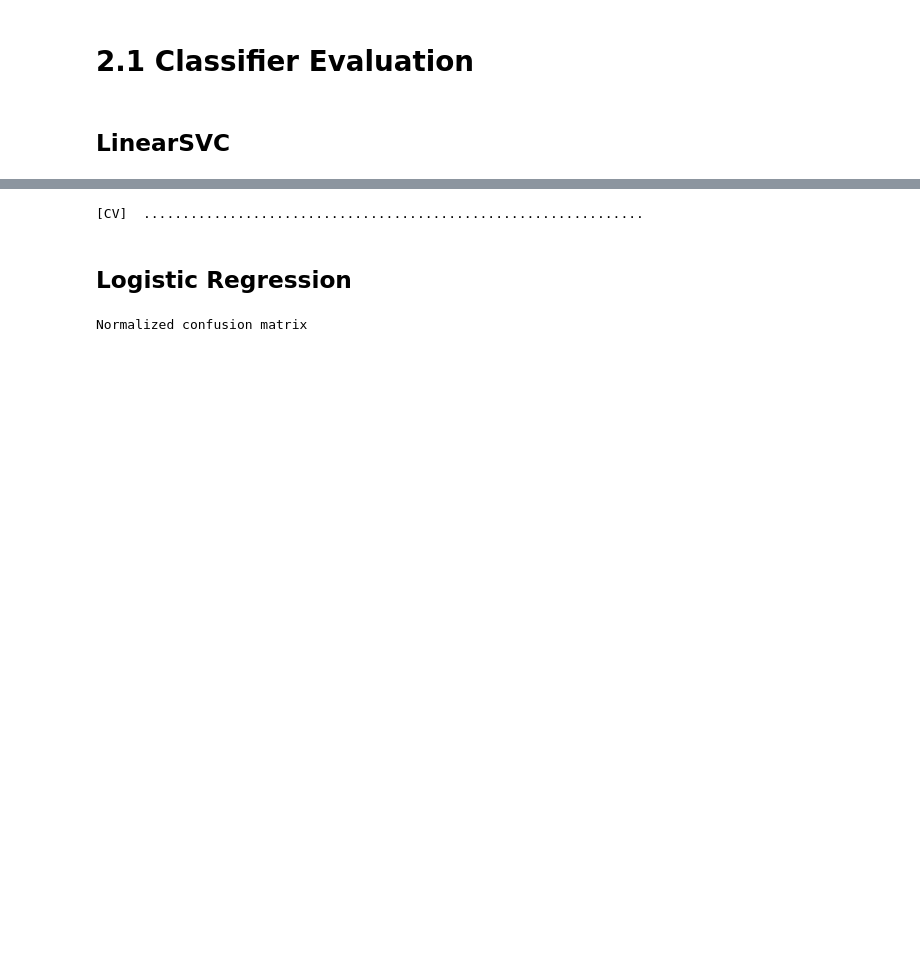
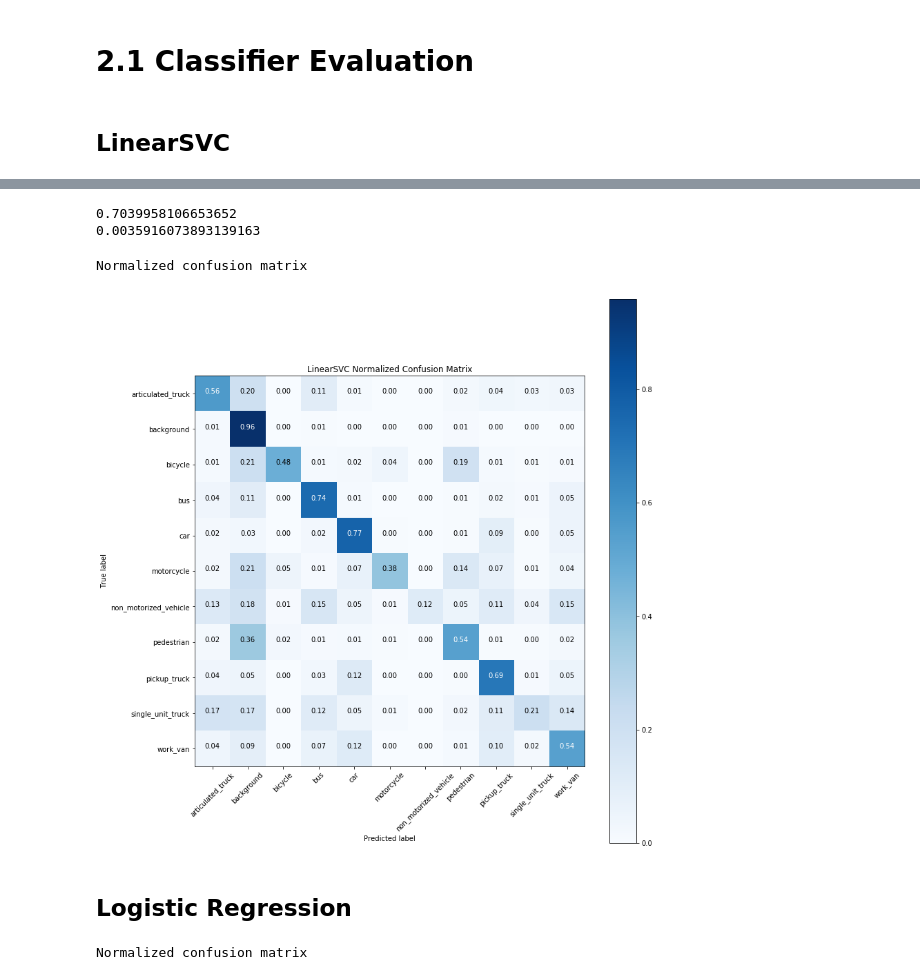
Before and after one commit to bryanjay28/ComputerVisionFinalProject, a Jupyter notebook: Classification_working.ipynb, the cells around one changed output, grey strips where cells are left out. Drawn from its saved outputs; the diff is of its cells as text; code cells hidden in the pictures; blank space fills up the shorter version.

```diff
--- a/Classification_working.ipynb
+++ b/Classification_working.ipynb
@@ -362,19 +385,27 @@ print(lr_results)
-# %%
-knn_results = cross_validate(knn_clf, X_train_PCA, y_train, cv=10, verbose=100, scoring = scoring)
-print(knn_results)
-# %% [output]
-[CV]  ................................................................
+# %%
+print(np.mean(lr_results['test_accuracy']))
+print(np.std(lr_results['test_accuracy']))
+# %% [output]
+0.7039958106653652
+0.0035916073893139163
 # %%
+label = ['articulated_truck'] + ['background'] + ['bicycle'] + \
+    ['bus'] + ['car'] + ['motorcycle'] + ['non_motorized_vehicle']\
+    + ['pedestrian'] + ['pickup_truck'] + ['single_unit_truck'] + \
+    ['work_van']
+
 # Compute confusion matrix
 svc_cnf_matrix = confusion_matrix(y_test, svc_pred)
 np.set_printoptions(precision=2)
 
 # Plot normalized confusion matrix
-plt.figure()
-plot_confusion_matrix(svc_cnf_matrix, classes = list(set(y_test)), normalize=True,
+plot_confusion_matrix(svc_cnf_matrix, classes=label, normalize=True,
                       title='LinearSVC Normalized Confusion Matrix')
 
 plt.show()
+# %% [output]
+Normalized confusion matrix
+[figure, added]
 # %% [markdown]
 ## Logistic Regression
 # %%
```
Also changed, not shown: parts of 11 cells of this notebook.
